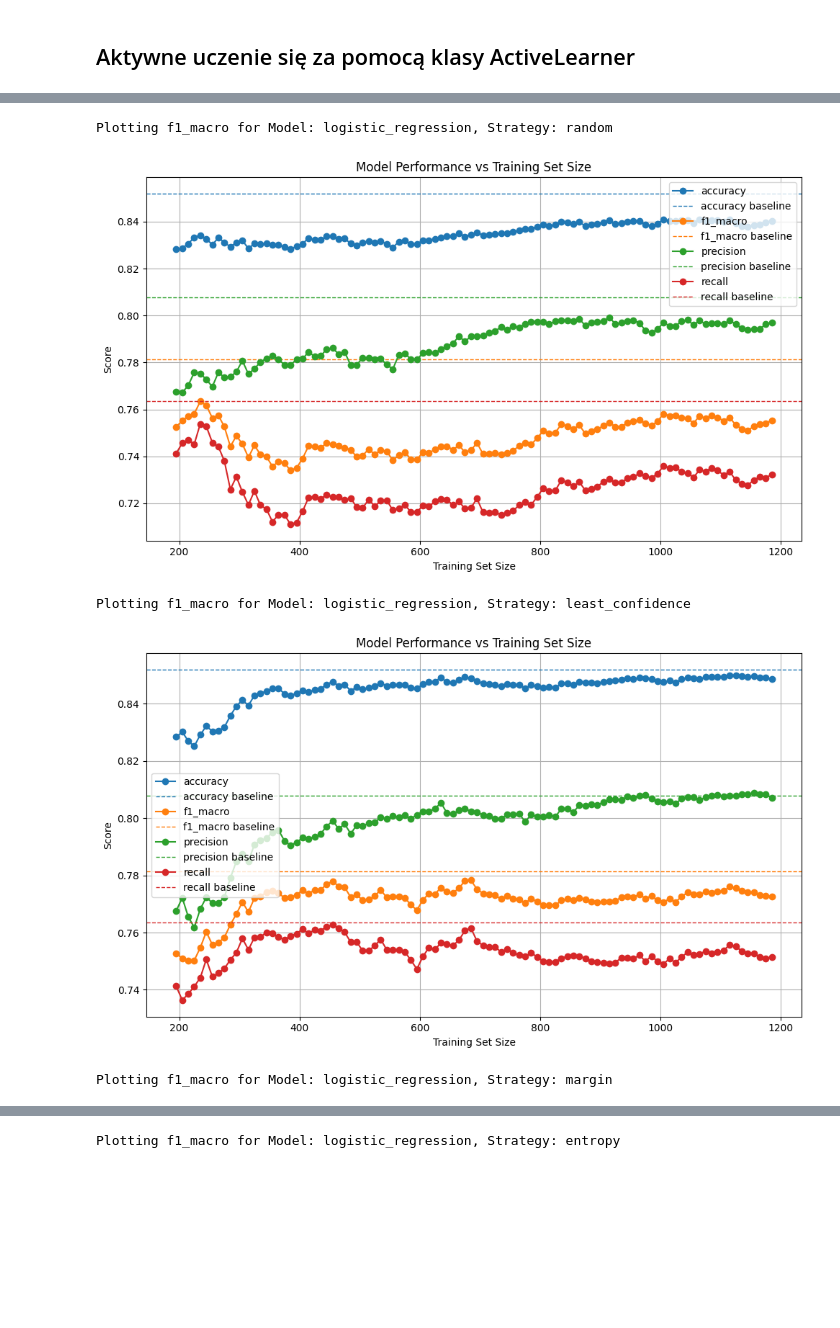
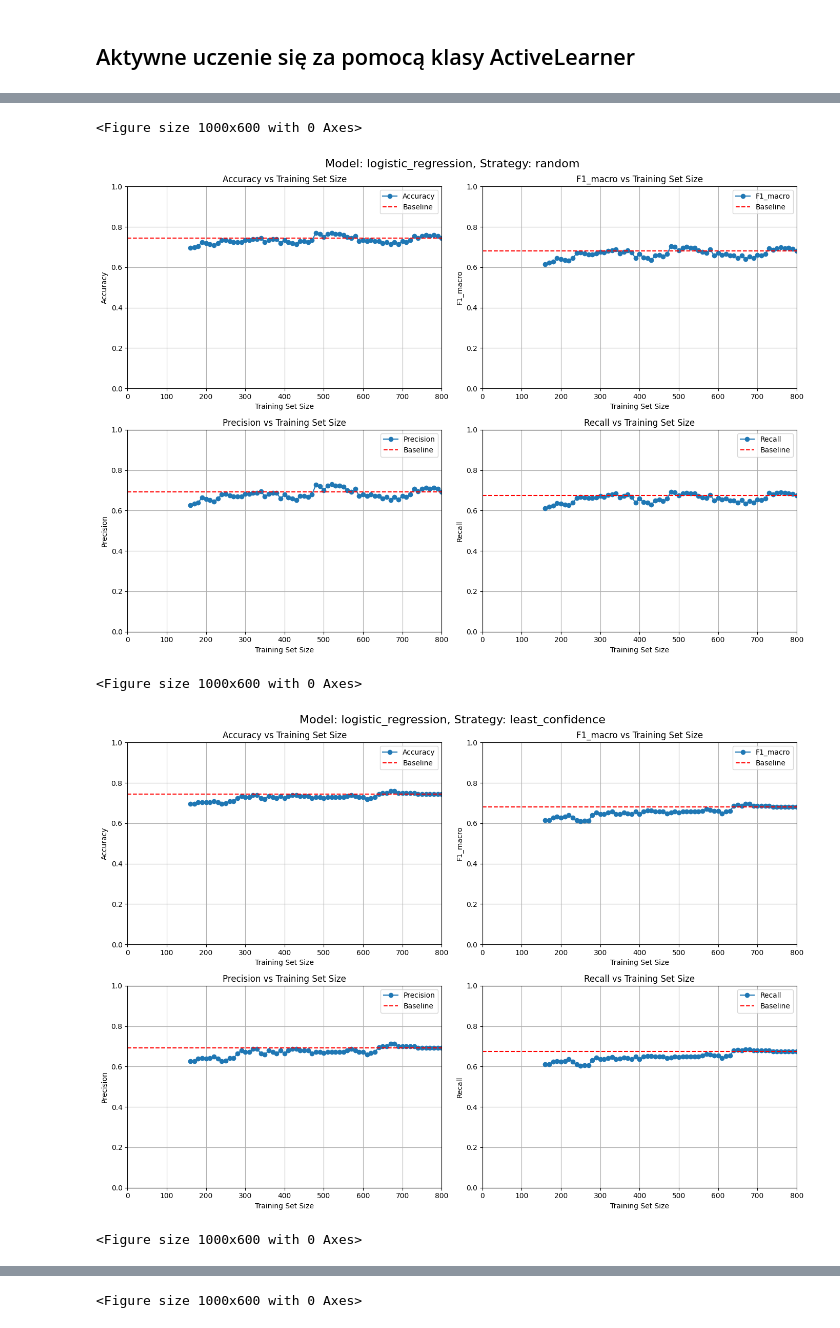
Before and after one commit to mateusztobiasz/zum, a Jupyter notebook: main.ipynb, the cells around one changed output, grey strips where cells are left out. Saved outputs shown, nothing was run; the diff lists cells and outputs as text; code cells hidden in the pictures; blank space fills up the shorter version.

```diff
--- a/main.ipynb
+++ b/main.ipynb
@@ -19,31 +17,31 @@ from utils import evaluate_model
 # %%
 CONFIG = {
     "initial_size": 0.005,
-    "n_queries": 100,
-    "query_size": 10,
+    "n_queries": 1000,
+    "query_size": 100,
     "test_size": 0.2,
 }
 # %% [markdown]
 ## Wczytanie zbioru danych i podział
 # %%
-dataset = Dataset("adult")
+dataset = Dataset("covertype")
 X, y = dataset.get()
 
-X_init, y_init, X_pool, y_pool, X_test, y_test = split_data(X, y, CONFIG["initial_size"], CONFIG["test_size"])
+X_init, y_init, X_pool, y_pool, X_test, y_test, X_full, y_full = split_data(X, y, CONFIG["initial_size"], CONFIG["test_size"])
 # %% [markdown]
 ## Przygotownaie modeli oraz strategii
 # %%
 models_map = {
     "logistic_regression": LogisticRegression(max_iter=1000, random_state=42),
     "random_forest": RandomForestClassifier(n_estimators=100, random_state=42),
-    #"svc": SVC(probability=True, kernel='rbf', random_state=42),
+    "svc": SVC(probability=True, kernel='rbf', random_state=42),
     "mlp": MLPClassifier(hidden_layer_sizes=(100,), max_iter=1000, random_state=42),
 }
 
 strategies_map = {
-     "random": RandomSampling(),
-     "least_confidence": LeastConfidence(),
-     "margin": MarginSampling(),
+    "random": RandomSampling(),
+    "least_confidence": LeastConfidence(),
+    "margin": MarginSampling(),
     "entropy": EntropySampling(),
 }
 # %% [markdown]
@@ -52,21 +50,18 @@ strategies_map = {
 results_all = []
 
 for model_name, model in models_map.items():
-    # 1. BASELINE: Train on full dataset (initial + pool)
-    baseline_model = model
-    X_train_full = np.vstack([X_init, X_pool])
-    y_train_full = np.concatenate([y_init, y_pool])
-    baseline_model.fit(X_train_full, y_train_full)
-    baseline_metrics = evaluate_model(baseline_model, X_test, y_test)
-    baseline_metrics["train_dataset_size"] = len(X_train_full)
 
-    # 2. ACTIVE LEARNING: Different query strategies
+    full_learner = FullLearner(clone(model))
+    baseline_metrics = full_learner.train(
+        X_full,
+        y_full,
+        X_test,
+        y_test,
+    )
+
     for strategy_name, strategy in strategies_map.items():
         print(f"Training with model: {model_name}, strategy: {strategy_name}")
-
-        model_clone = model
-        strategy_clone = strategy
-        active_learner = ActiveLearner(model_clone, strategy_clone)
+        active_learner = ActiveLearner(clone(model), strategy)
 
         results = active_learner.train(
             X_init.copy(),
@@ -101,16 +97,14 @@ Training with model: mlp, strategy: entropy
 # %%
 for run in results_all:
     model_name = run["model"]
     strategy_name = run["strategy"]
     metrics = run["results"]
     baseline_metrics = run["baseline"]
 
-    print(f"Plotting f1_macro for Model: {model_name}, Strategy: {strategy_name}")
-
-    plot_metrics(metrics, baseline_metrics=baseline_metrics)
+    plot_metrics(model_name, strategy_name, metrics, baseline_metrics)
 # %% [output]
-Plotting f1_macro for Model: logistic_regression, Strategy: random
+<Figure size 1000x600 with 0 Axes>
-[figure, old version]
+[figure, new version]
-Plotting f1_macro for Model: logistic_regression, Strategy: least_confidence
+<Figure size 1000x600 with 0 Axes>
-[figure, old version]
+[figure, new version]
-Plotting f1_macro for Model: logistic_regression, Strategy: margin
+<Figure size 1000x600 with 0 Axes>
@@ -118 +112 @@ Plotting f1_macro for Model: logistic_regression, Strategy: margin
-Plotting f1_macro for Model: logistic_regression, Strategy: entropy
+<Figure size 1000x600 with 0 Axes>
```
Also changed, not shown: parts of 3 cells of this notebook, 2 other files.
